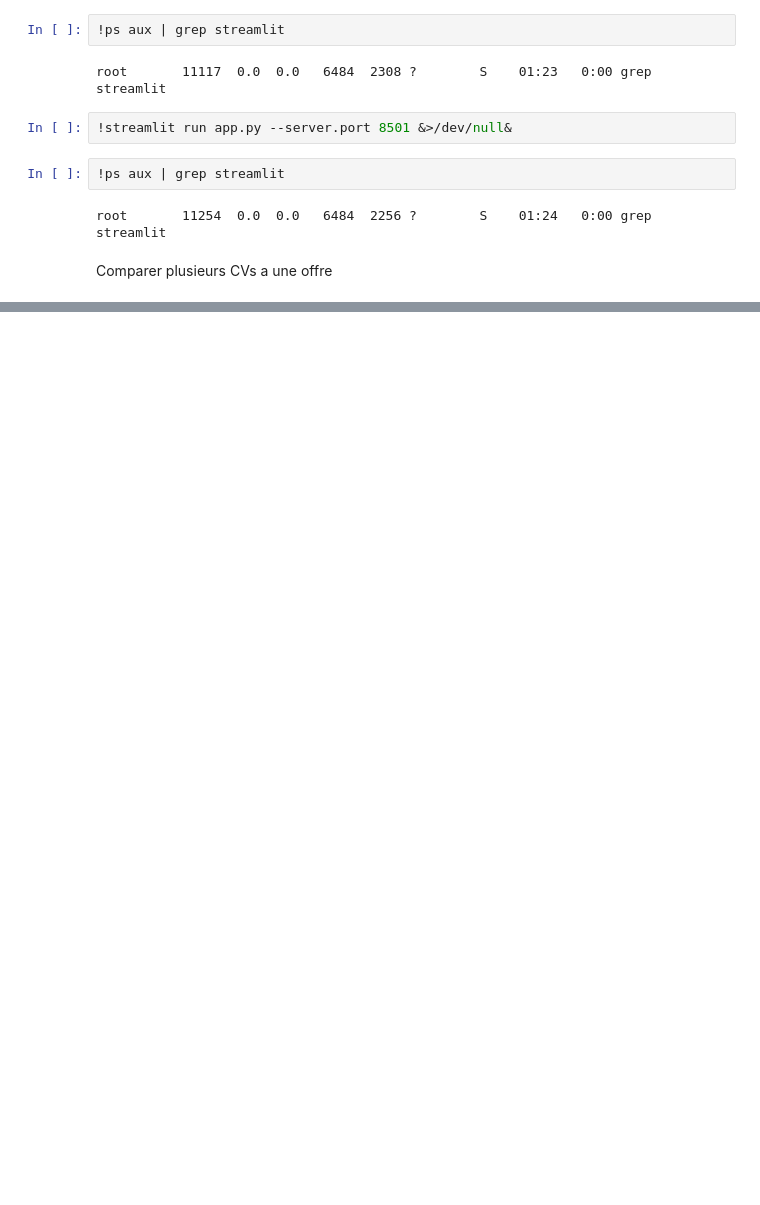
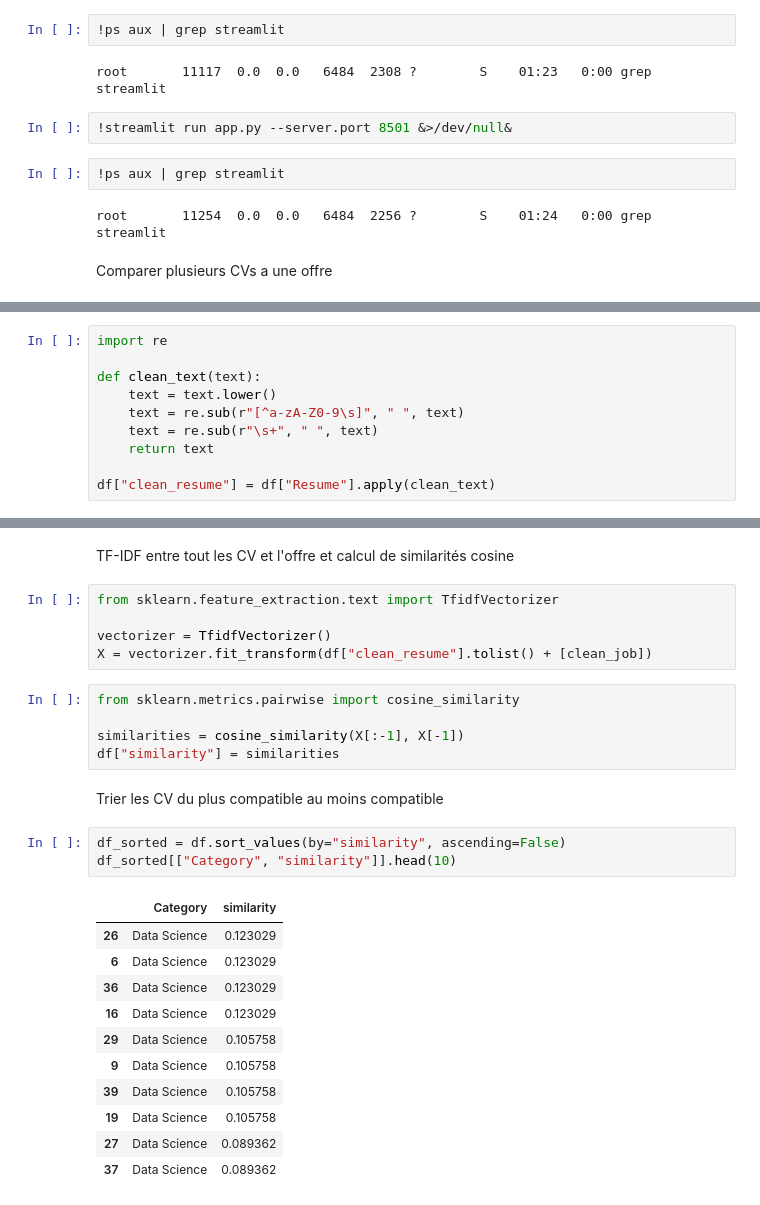
Before and after one commit to sixtinedeluget/Projet-MARS, a Jupyter notebook: test_nassima/AI_Based_Resume_Classifier_and_Job_Matching_System.ipynb, the cells around one changed output, grey strips where cells are left out. Saved outputs shown, nothing was run; the diff lists cells and outputs as text; blank space fills up the shorter version.

```diff
--- a/test_nassima/AI_Based_Resume_Classifier_and_Job_Matching_System.ipynb
+++ b/test_nassima/AI_Based_Resume_Classifier_and_Job_Matching_System.ipynb
@@ -357,0 +384,10 @@ Comparer plusieurs CVs a une offre
+# %%
+import re
+
+def clean_text(text):
+    text = text.lower()
+    text = re.sub(r"[^a-zA-Z0-9\s]", " ", text)
+    text = re.sub(r"\s+", " ", text)
+    return text
+
+df["clean_resume"] = df["Resume"].apply(clean_text)
@@ -357,0 +404,29 @@ Comparer plusieurs CVs a une offre
+# %% [markdown]
+TF-IDF entre tout les CV et l'offre et calcul de similarités cosine
+# %%
+from sklearn.feature_extraction.text import TfidfVectorizer
+
+vectorizer = TfidfVectorizer()
+X = vectorizer.fit_transform(df["clean_resume"].tolist() + [clean_job])
+# %%
+from sklearn.metrics.pairwise import cosine_similarity
+
+similarities = cosine_similarity(X[:-1], X[-1])
+df["similarity"] = similarities
+# %% [markdown]
+Trier les CV du plus compatible au moins compatible
+# %%
+df_sorted = df.sort_values(by="similarity", ascending=False)
+df_sorted[["Category", "similarity"]].head(10)
+# %% [output]
+|  | Category | similarity |
+| 26 | Data Science | 0.123029 |
+| 6 | Data Science | 0.123029 |
+| 36 | Data Science | 0.123029 |
+| 16 | Data Science | 0.123029 |
+| 29 | Data Science | 0.105758 |
+| 9 | Data Science | 0.105758 |
+| 39 | Data Science | 0.105758 |
+| 19 | Data Science | 0.105758 |
+| 27 | Data Science | 0.089362 |
+| 37 | Data Science | 0.089362 |
```
Also changed, not shown: parts of 9 cells of this notebook.
